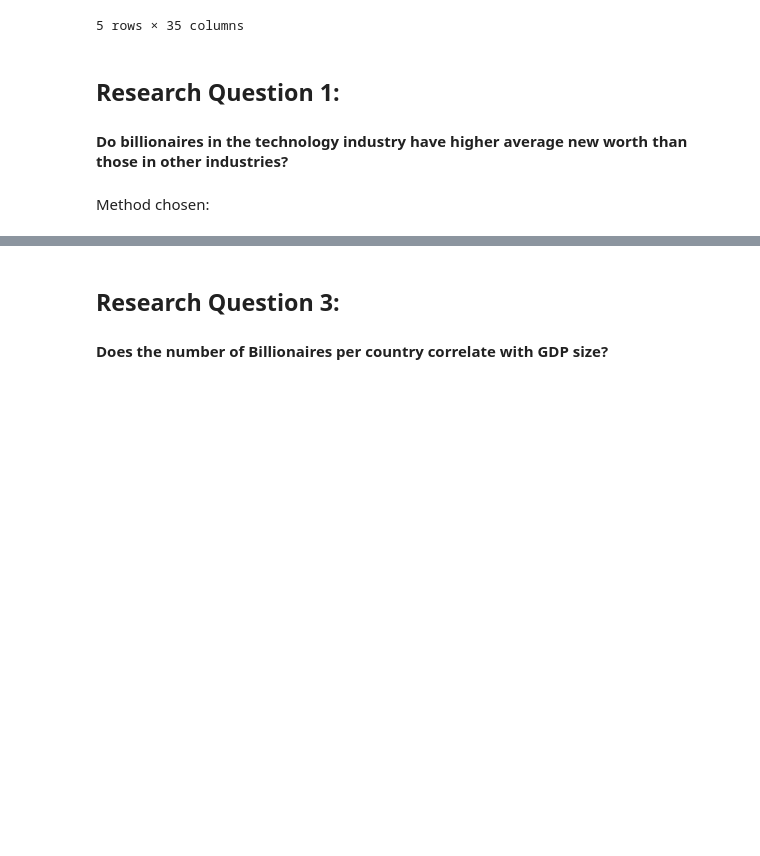
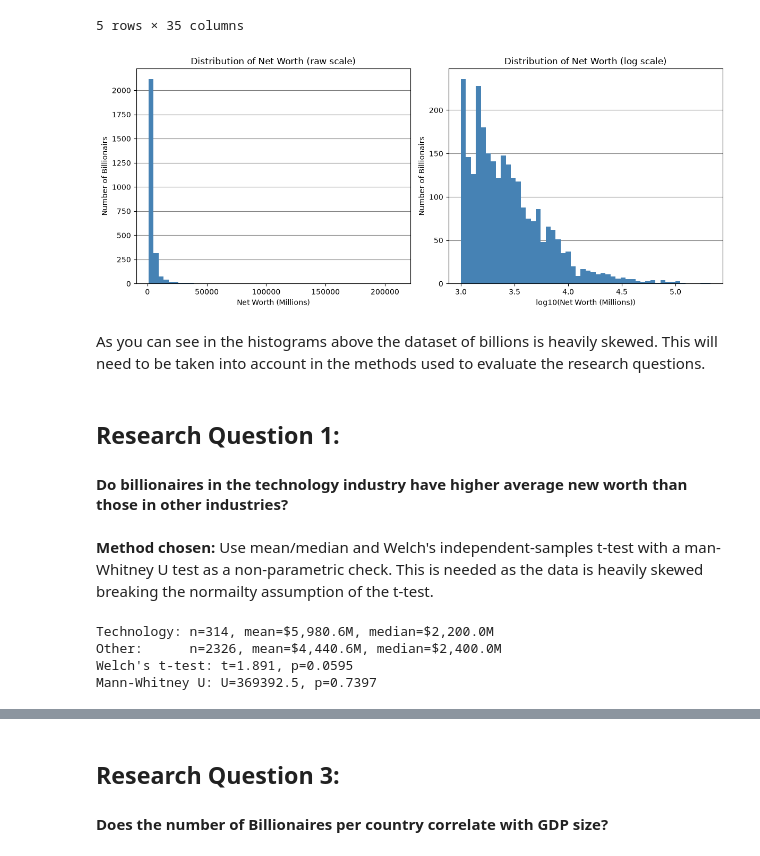
Before and after one commit to warmentr/CECS385-Transdisc-Res-Emer-Tech, a Jupyter notebook: CaseStudy1/CaseStudy1.ipynb, the cells around one changed output, grey strips where cells are left out. Cells and saved outputs as stored; diff of their text form; code cells hidden in the pictures; blank space fills up the shorter version.

Commit message:
RQ1 done; others started

```diff
--- a/CaseStudy1/CaseStudy1.ipynb
+++ b/CaseStudy1/CaseStudy1.ipynb
@@ -6,8 +29,8 @@ import pandas as pd
 # %%
 # Read data
-df_Billionaires = pd.read_csv('Billionaires.csv')
-print(df_Billionaires.shape)
-df_Billionaires.head()
+df = pd.read_csv('Billionaires.csv')
+print(df.shape)
+df.head()
 # %% [output]
 (2640, 35)
 |  | rank | finalWorth | category | personName | age | country | city | source | industries | ... |
@@ -17,8 +40,51 @@ df_Billionaires.head()
 | 3 | 4 | 107000 | Technology | Larry Ellison | 78.0 | United States | Lanai | Oracle | Technology | ... |
 | 4 | 5 | 106000 | Finance & Investments | Warren Buffett | 92.0 | United States | Omaha | Berkshire Hathaway | Finance & Investments | ... |
 5 rows × 35 columns
+# %%
+fig, axes = plt.subplots(1,2, figsize=(12,5))
+
+# raw data
+axes[0].hist(df['finalWorth'], bins=50, color='steelblue', zorder=3)
+axes[0].set_xlabel('Net Worth (Millions)')
+axes[0].set_ylabel('Number of Billionairs')
+axes[0].set_title('Distribution of Net Worth (raw scale)')
+axes[0].yaxis.grid(True, color='gray')
+axes[0].set_axisbelow(True)
+
+# log scale
+axes[1].hist(np.log10(df['finalWorth']), bins=50, color='steelblue', zorder=3)
+axes[1].set_xlabel('log10(Net Worth (Millions))')
+axes[1].set_ylabel('Number of Billionairs')
+axes[1].set_title('Distribution of Net Worth (log scale)')
+axes[1].yaxis.grid(True, color='gray')
+axes[1].set_axisbelow(True)
+
+
+plt.tight_layout()
+plt.show()
+# %% [output]
+[figure, added]
+# %% [markdown]
+As you can see in the histograms above the dataset of billions is heavily skewed. This will need to be taken into account in the methods used to evaluate the research questions.
 # %% [markdown]
-## Research Question 1:
+## **Research Question 1:**
 #### Do billionaires in the technology industry have higher average new worth than those in other industries?
 # %% [markdown]
-Method chosen:
+**Method chosen:** Use mean/median and Welch's independent-samples t-test with a man-Whitney U test as a non-parametric check. This is needed as the  data is heavily skewed breaking the normailty assumption of the t-test.
+# %%
+tech  = df.loc[df['category']=='Technology', 'finalWorth']
+other = df.loc[df['category']!='Technology', 'finalWorth']
+
+print(f"Technology: n={len(tech)}, mean=${tech.mean():,.1f}M, median=${tech.median():,.1f}M")
+print(f"Other:      n={len(other)}, mean=${other.mean():,.1f}M, median=${other.median():,.1f}M")
+
+t_stat, p_val = stats.ttest_ind(tech, other, equal_var=False)
+print(f"Welch's t-test: t={t_stat:.3f}, p={p_val:.4f}")
+
+u_stat, p_mw = stats.mannwhitneyu(tech, other, alternative='two-sided')
+print(f"Mann-Whitney U: U={u_stat:.1f}, p={p_mw:.4f}")
+# %% [output]
+Technology: n=314, mean=$5,980.6M, median=$2,200.0M
+Other:      n=2326, mean=$4,440.6M, median=$2,400.0M
+Welch's t-test: t=1.891, p=0.0595
+Mann-Whitney U: U=369392.5, p=0.7397
```
Also changed, not shown: parts of 14 cells of this notebook.
